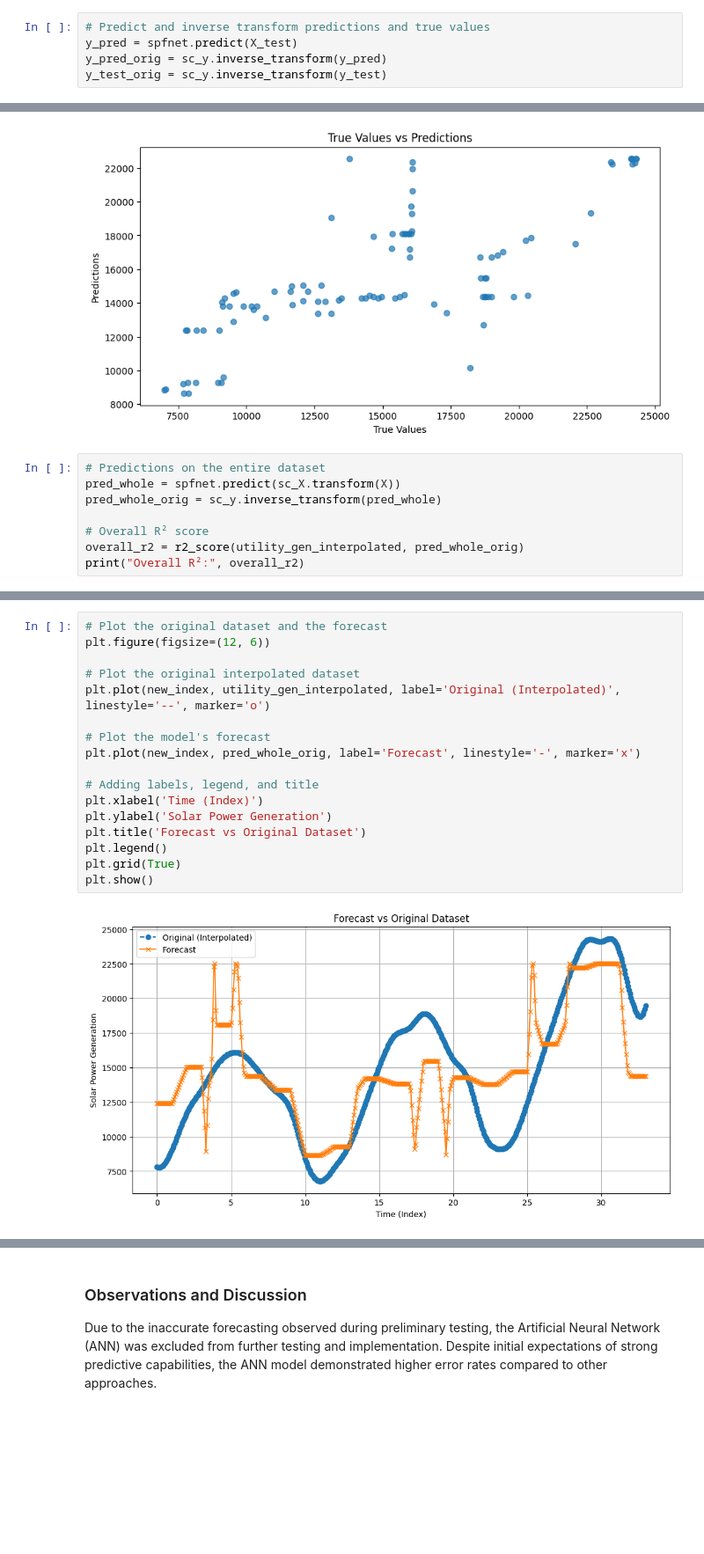
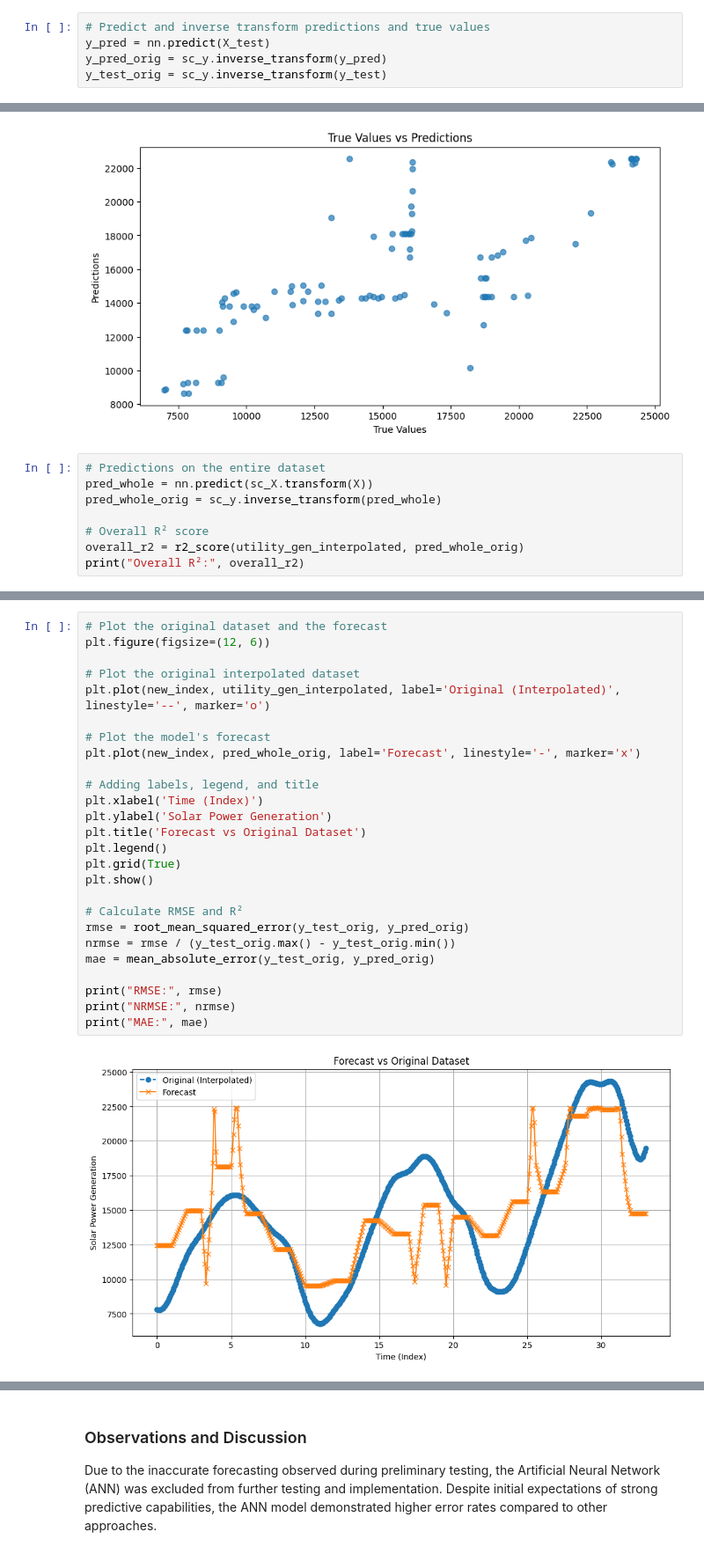
Before and after one commit to braykzmi/solar_forecasting, a Jupyter notebook: artificialNN.ipynb, the cells around one changed output, grey strips where cells are left out. Shown: that part at 88% size. Cells and saved outputs as stored; diff of their text form; blank space fills up the shorter version.

```diff
--- a/artificialNN.ipynb
+++ b/artificialNN.ipynb
@@ -243,6 +243,6 @@ Test RMSE: 0.6844841241836548
 # %%
 # Predict and inverse transform predictions and true values
-y_pred = spfnet.predict(X_test)
+y_pred = nn.predict(X_test)
 y_pred_orig = sc_y.inverse_transform(y_pred)
 y_test_orig = sc_y.inverse_transform(y_test)
 # %% [output]
@@ -268,7 +259,7 @@ plt.show()
 [figure]
 # %%
 # Predictions on the entire dataset
-pred_whole = spfnet.predict(sc_X.transform(X))
+pred_whole = nn.predict(sc_X.transform(X))
 pred_whole_orig = sc_y.inverse_transform(pred_whole)
 
 # Overall R² score
@@ -280,19 +271,28 @@ Overall R²: 0.582210205867663
 # %%
 # Plot the original dataset and the forecast
 plt.figure(figsize=(12, 6))
 
 # Plot the original interpolated dataset
 plt.plot(new_index, utility_gen_interpolated, label='Original (Interpolated)', linestyle='--', marker='o')
 
 # Plot the model's forecast
 plt.plot(new_index, pred_whole_orig, label='Forecast', linestyle='-', marker='x')
 
 # Adding labels, legend, and title
 plt.xlabel('Time (Index)')
 plt.ylabel('Solar Power Generation')
 plt.title('Forecast vs Original Dataset')
 plt.legend()
 plt.grid(True)
 plt.show()
+
+# Calculate RMSE and R²
+rmse = root_mean_squared_error(y_test_orig, y_pred_orig)
+nrmse = rmse / (y_test_orig.max() - y_test_orig.min())
+mae = mean_absolute_error(y_test_orig, y_pred_orig)
+
+print("RMSE:", rmse)
+print("NRMSE:", nrmse)
+print("MAE:", mae)
 # %% [output]
-[figure, old version]
+[figure, new version]
```
Also changed, not shown: parts of 10 cells of this notebook, 5 other files.
